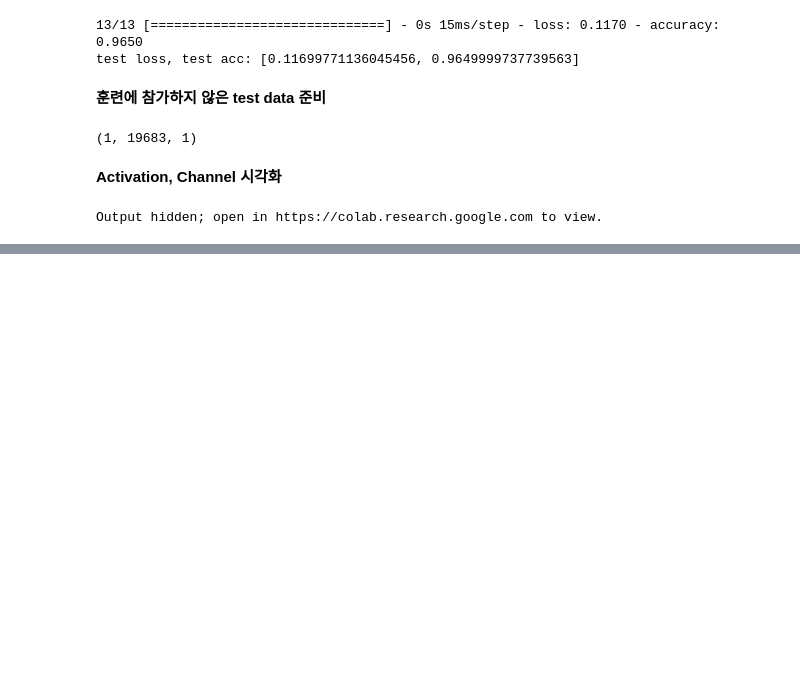
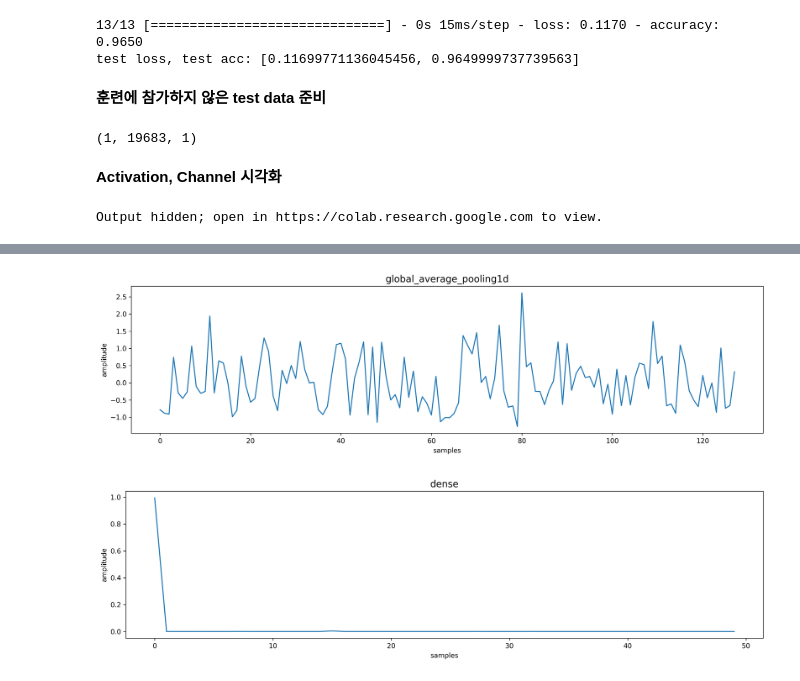
Before and after one commit to cawandmilk/2020-1-sejong, a Jupyter notebook: 5주차 (2000406-20200412)/20200407_3.ipynb, the cells around one changed output, grey strips where cells are left out. Saved outputs shown, nothing was run; the diff lists cells and outputs as text; code cells hidden in the pictures; blank space fills up the shorter version.

```diff
--- a/5주차 (2000406-20200412)/20200407_3.ipynb
+++ b/5주차 (2000406-20200412)/20200407_3.ipynb
@@ -486,0 +489,21 @@ Output hidden; open in https://colab.research.google.com to view.
+# %%
+layer_names = []
+for layer in model.layers:
+    layer_names.append(layer.name)
+
+# show activations except last two layers (GlobalAveragePooling1D(), Dense())
+for layer_name, layer_activation in zip(layer_names[-2:], activations[-2:]):
+
+    fig = plt.figure(figsize = (14, 4), facecolor = "white", dpi = 300)
+
+    plt.plot(np.arange(layer_activation.shape[-1]),
+             layer_activation[0, :])
+
+    plt.title(layer_name, fontsize = 14)
+    plt.xlabel('samples')
+    plt.ylabel('amplitude')
+
+    plt.tight_layout()
+# %% [output]
+[figure, added]
+[figure, added]
```
Also changed, not shown: parts of 2 cells of this notebook.
